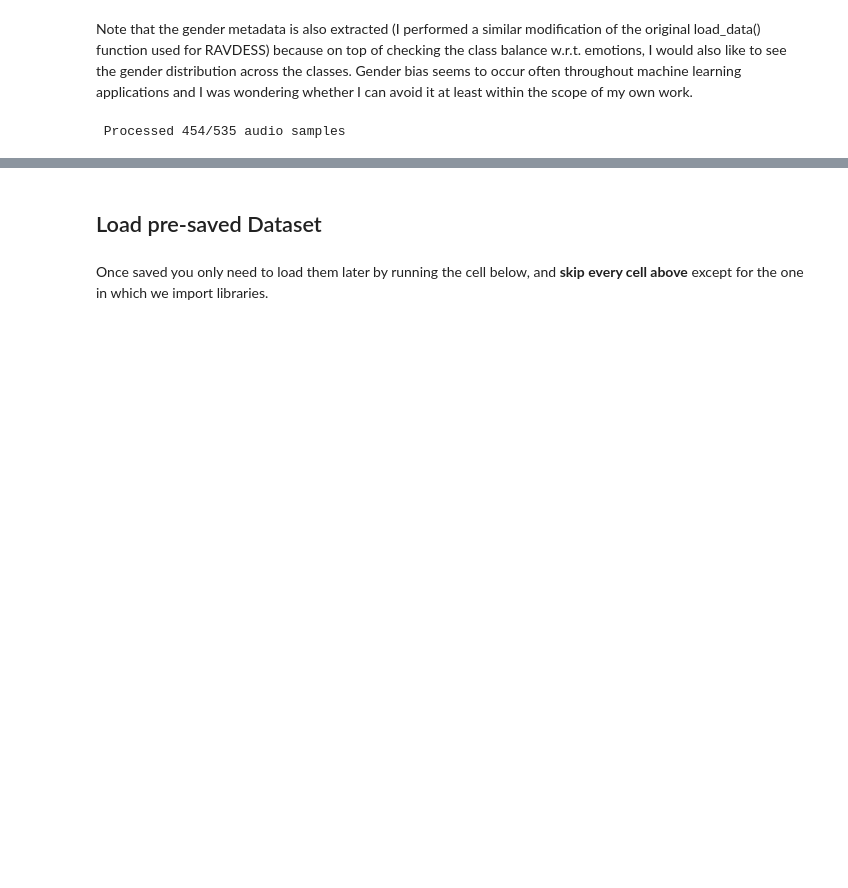
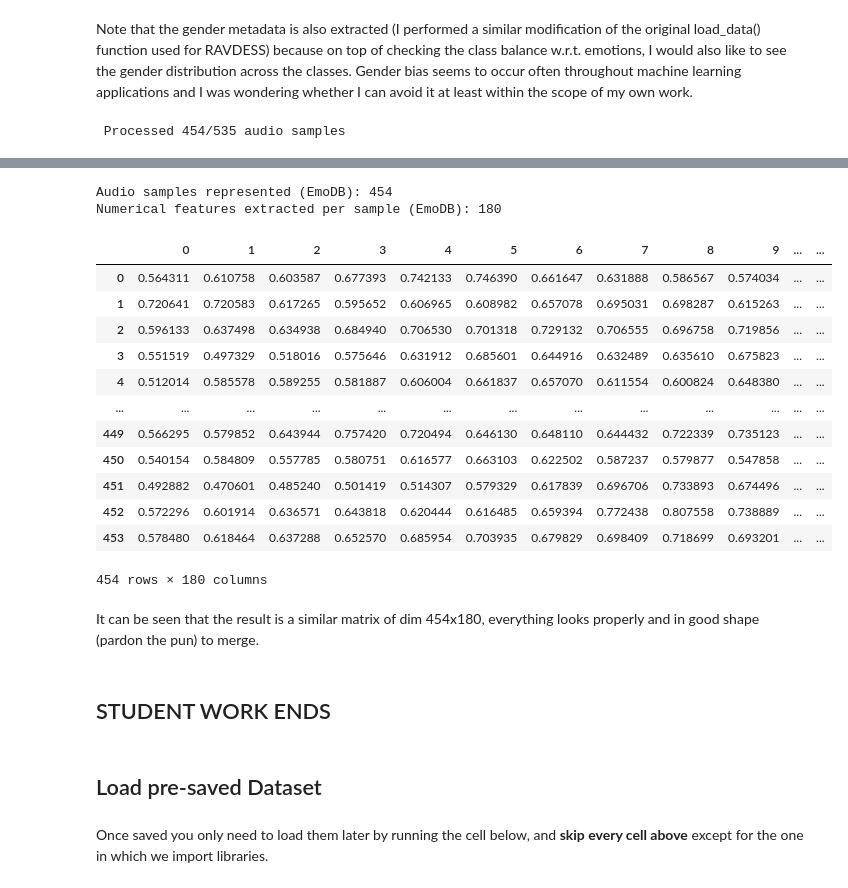
Before and after one commit to shaaagri/iat481-wk3, a Jupyter notebook: Week_3_MachineLearning.ipynb, the cells around one changed output, grey strips where cells are left out. Cells and saved outputs as stored; diff of their text form; code cells hidden in the pictures; blank space fills up the shorter version.

```diff
--- a/Week_3_MachineLearning.ipynb
+++ b/Week_3_MachineLearning.ipynb
@@ -310,0 +315,28 @@ features_emodb, emotions_emodb, genders_emodb = load_data_emodb()
+# %%
+print(f'\nAudio samples represented (EmoDB): {features_emodb.shape[0]}')
+print(f'Numerical features extracted per sample (EmoDB): {features_emodb.shape[1]}')
+features_emodb_df = pd.DataFrame(features_emodb) # make it pretty for display
+
+#making dataframe for emotions and genders as well
+emotions_emodb_df = pd.DataFrame(emotions_emodb) # make it pretty for display
+genders_emodb_df = pd.DataFrame(genders_emodb) # make it pretty for display
+
+features_emodb_df
+# %% [output]
+Audio samples represented (EmoDB): 454
+Numerical features extracted per sample (EmoDB): 180
+|  | 0 | 1 | 2 | 3 | 4 | 5 | 6 | 7 | 8 | 9 | ... | ... |
+| 0 | 0.564311 | 0.610758 | 0.603587 | 0.677393 | 0.742133 | 0.746390 | 0.661647 | 0.631888 | 0.586567 | 0.574034 | ... | ... |
+| 1 | 0.720641 | 0.720583 | 0.617265 | 0.595652 | 0.606965 | 0.608982 | 0.657078 | 0.695031 | 0.698287 | 0.615263 | ... | ... |
+| 2 | 0.596133 | 0.637498 | 0.634938 | 0.684940 | 0.706530 | 0.701318 | 0.729132 | 0.706555 | 0.696758 | 0.719856 | ... | ... |
+| 3 | 0.551519 | 0.497329 | 0.518016 | 0.575646 | 0.631912 | 0.685601 | 0.644916 | 0.632489 | 0.635610 | 0.675823 | ... | ... |
+| 4 | 0.512014 | 0.585578 | 0.589255 | 0.581887 | 0.606004 | 0.661837 | 0.657070 | 0.611554 | 0.600824 | 0.648380 | ... | ... |
+| ... | ... | ... | ... | ... | ... | ... | ... | ... | ... | ... | ... | ... |
+| 449 | 0.566295 | 0.579852 | 0.643944 | 0.757420 | 0.720494 | 0.646130 | 0.648110 | 0.644432 | 0.722339 | 0.735123 | ... | ... |
+| 450 | 0.540154 | 0.584809 | 0.557785 | 0.580751 | 0.616577 | 0.663103 | 0.622502 | 0.587237 | 0.579877 | 0.547858 | ... | ... |
+| 451 | 0.492882 | 0.470601 | 0.485240 | 0.501419 | 0.514307 | 0.579329 | 0.617839 | 0.696706 | 0.733893 | 0.674496 | ... | ... |
+| 452 | 0.572296 | 0.601914 | 0.636571 | 0.643818 | 0.620444 | 0.616485 | 0.659394 | 0.772438 | 0.807558 | 0.738889 | ... | ... |
+| 453 | 0.578480 | 0.618464 | 0.637288 | 0.652570 | 0.685954 | 0.703935 | 0.679829 | 0.698409 | 0.718699 | 0.693201 | ... | ... |
+454 rows × 180 columns
+# %% [markdown]
+It can be seen that the result is a similar matrix of dim 454x180, everything looks properly and in good shape (pardon the pun) to merge.
@@ -311,3 +347,5 @@ features_emodb, emotions_emodb, genders_emodb = load_data_emodb()
+# %% [markdown]
+## STUDENT WORK ENDS
 # %% [markdown]
 ## Load pre-saved Dataset
 # %% [markdown]
```
Also changed, not shown: parts of 4 cells of this notebook.
